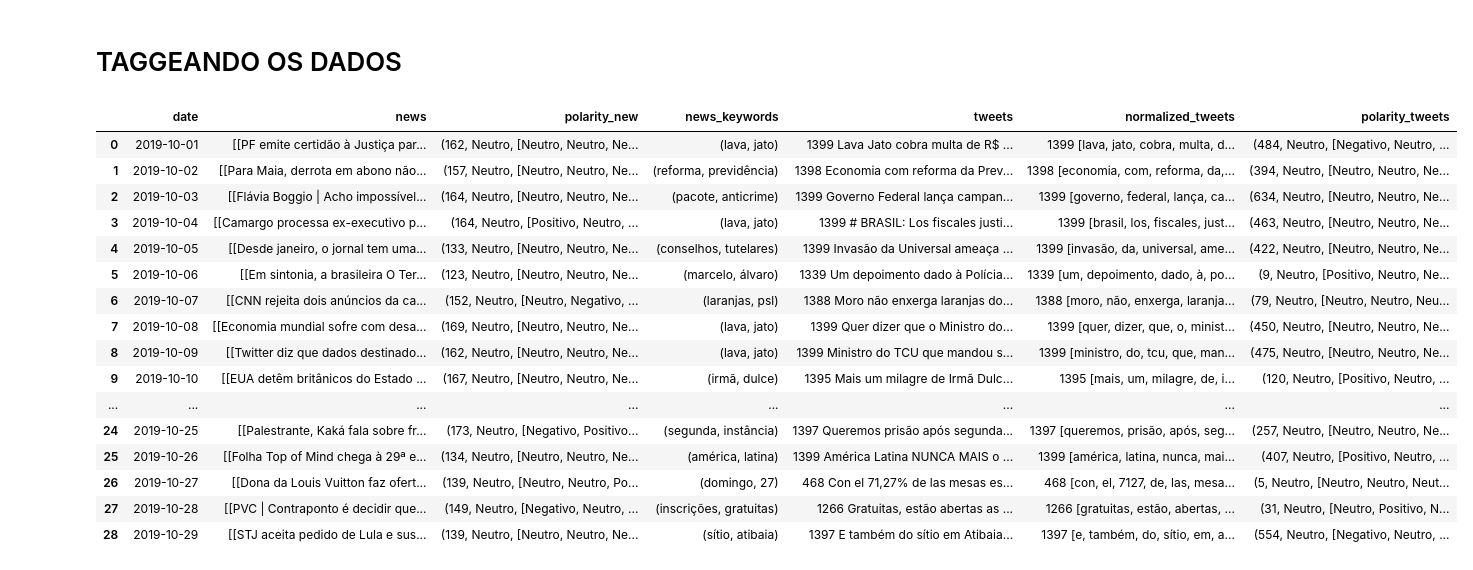
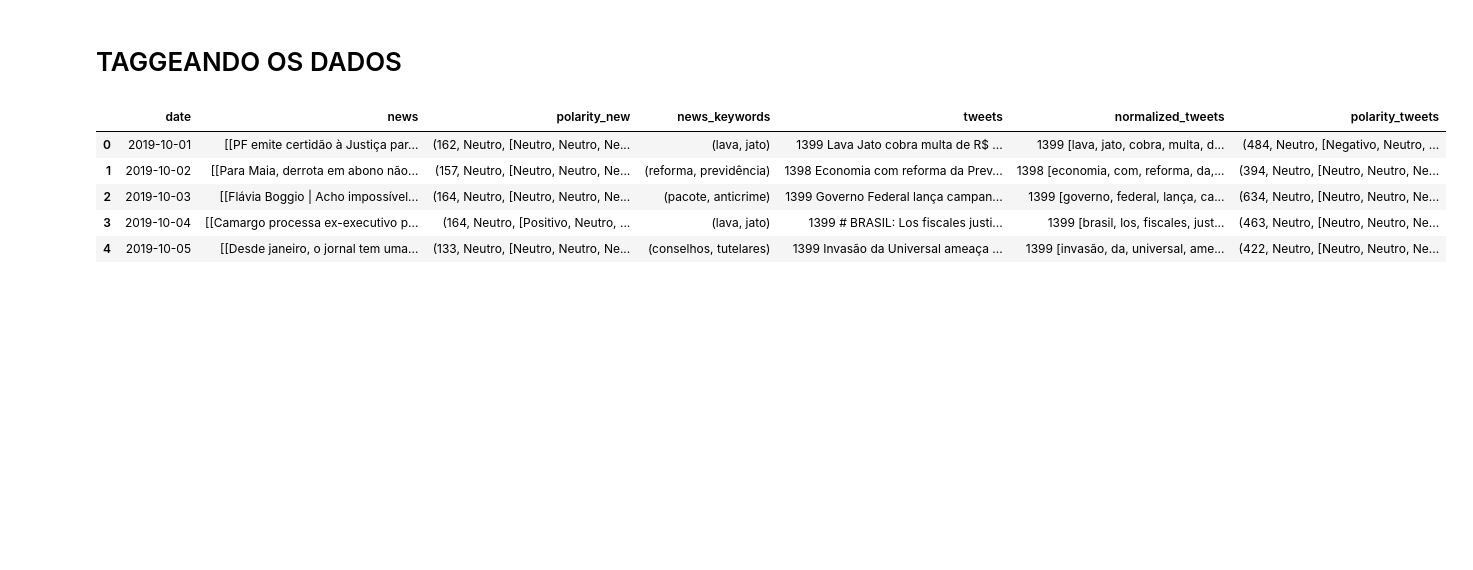
Before and after one commit to igorecarvalho/gcc153_dm_and_sent_analysis, a Jupyter notebook: notebook/Traininig.ipynb, the cells around one changed output. Saved outputs shown, nothing was run; the diff lists cells and outputs as text; code cells hidden in the pictures; blank space fills up the shorter version.

```diff
--- a/notebook/Traininig.ipynb
+++ b/notebook/Traininig.ipynb
@@ -225,22 +223,11 @@ for tweet_date in depurate_tweets['news']:
     top_label.append(labeling(tweet_date))
 depurate_tweets['polarity_new'] = top_label
 # %%
-depurate_tweets
+depurate_tweets[:5]
 # %% [output]
 |  | date | news | polarity_new | news_keywords | tweets | normalized_tweets | polarity_tweets |
 | 0 | 2019-10-01 | [[PF emite certidão à Justiça par... | (162, Neutro, [Neutro, Neutro, Ne... | (lava, jato) | 1399 Lava Jato cobra multa de R$ ... | 1399 [lava, jato, cobra, multa, d... | (484, Neutro, [Negativo, Neutro, ... |
 | 1 | 2019-10-02 | [[Para Maia, derrota em abono não... | (157, Neutro, [Neutro, Neutro, Ne... | (reforma, previdência) | 1398 Economia com reforma da Prev... | 1398 [economia, com, reforma, da,... | (394, Neutro, [Neutro, Neutro, Ne... |
 | 2 | 2019-10-03 | [[Flávia Boggio | Acho impossível... | (164, Neutro, [Neutro, Neutro, Ne... | (pacote, anticrime) | 1399 Governo Federal lança campan... | 1399 [governo, federal, lança, ca... | (634, Neutro, [Neutro, Neutro, Ne... |
 | 3 | 2019-10-04 | [[Camargo processa ex-executivo p... | (164, Neutro, [Positivo, Neutro, ... | (lava, jato) | 1399 # BRASIL: Los fiscales justi... | 1399 [brasil, los, fiscales, just... | (463, Neutro, [Neutro, Neutro, Ne... |
 | 4 | 2019-10-05 | [[Desde janeiro, o jornal tem uma... | (133, Neutro, [Neutro, Neutro, Ne... | (conselhos, tutelares) | 1399 Invasão da Universal ameaça ... | 1399 [invasão, da, universal, ame... | (422, Neutro, [Neutro, Neutro, Ne... |
-| 5 | 2019-10-06 | [[Em sintonia, a brasileira O Ter... | (123, Neutro, [Neutro, Neutro, Ne... | (marcelo, álvaro) | 1339 Um depoimento dado à Polícia... | 1339 [um, depoimento, dado, à, po... | (9, Neutro, [Positivo, Neutro, Ne... |
-| 6 | 2019-10-07 | [[CNN rejeita dois anúncios da ca... | (152, Neutro, [Neutro, Negativo, ... | (laranjas, psl) | 1388 Moro não enxerga laranjas do... | 1388 [moro, não, enxerga, laranja... | (79, Neutro, [Neutro, Neutro, Neu... |
-| 7 | 2019-10-08 | [[Economia mundial sofre com desa... | (169, Neutro, [Neutro, Neutro, Ne... | (lava, jato) | 1399 Quer dizer que o Ministro do... | 1399 [quer, dizer, que, o, minist... | (450, Neutro, [Neutro, Neutro, Ne... |
-| 8 | 2019-10-09 | [[Twitter diz que dados destinado... | (162, Neutro, [Neutro, Neutro, Ne... | (lava, jato) | 1399 Ministro do TCU que mandou s... | 1399 [ministro, do, tcu, que, man... | (475, Neutro, [Neutro, Neutro, Ne... |
-| 9 | 2019-10-10 | [[EUA detêm britânicos do Estado ... | (167, Neutro, [Neutro, Neutro, Ne... | (irmã, dulce) | 1395 Mais um milagre de Irmã Dulc... | 1395 [mais, um, milagre, de, i... | (120, Neutro, [Positivo, Neutro, ... |
-| ... | ... | ... | ... | ... | ... | ... | ... |
-| 24 | 2019-10-25 | [[Palestrante, Kaká fala sobre fr... | (173, Neutro, [Negativo, Positivo... | (segunda, instância) | 1397 Queremos prisão após segunda... | 1397 [queremos, prisão, após, seg... | (257, Neutro, [Neutro, Neutro, Ne... |
-| 25 | 2019-10-26 | [[Folha Top of Mind chega à 29ª e... | (134, Neutro, [Neutro, Neutro, Ne... | (américa, latina) | 1399 América Latina NUNCA MAIS o ... | 1399 [américa, latina, nunca, mai... | (407, Neutro, [Positivo, Neutro, ... |
-| 26 | 2019-10-27 | [[Dona da Louis Vuitton faz ofert... | (139, Neutro, [Neutro, Neutro, Po... | (domingo, 27) | 468 Con el 71,27% de las mesas es... | 468 [con, el, 7127, de, las, mesa... | (5, Neutro, [Neutro, Neutro, Neut... |
-| 27 | 2019-10-28 | [[PVC | Contraponto é decidir que... | (149, Neutro, [Negativo, Neutro, ... | (inscrições, gratuitas) | 1266 Gratuitas, estão abertas as ... | 1266 [gratuitas, estão, abertas, ... | (31, Neutro, [Neutro, Positivo, N... |
-| 28 | 2019-10-29 | [[STJ aceita pedido de Lula e sus... | (139, Neutro, [Neutro, Neutro, Ne... | (sítio, atibaia) | 1397 E também do sítio em Atibaia... | 1397 [e, também, do, sítio, em, a... | (554, Neutro, [Negativo, Neutro, ... |
```
Also changed, not shown: parts of 3 cells of this notebook, 18 other files.
